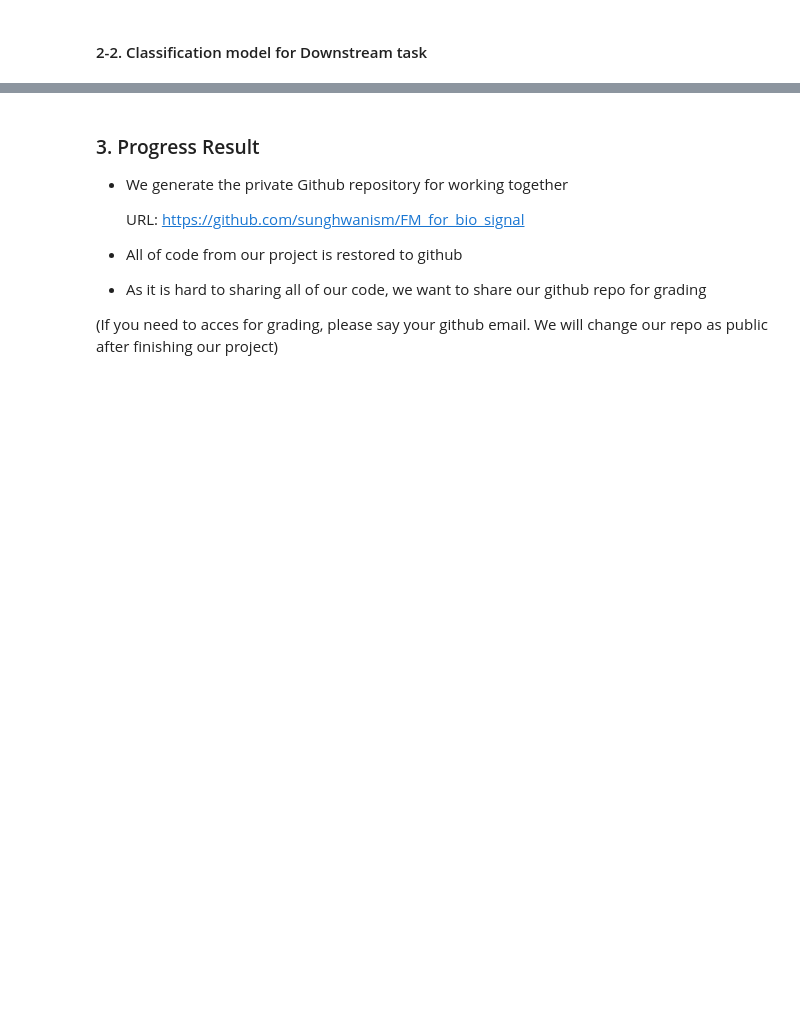
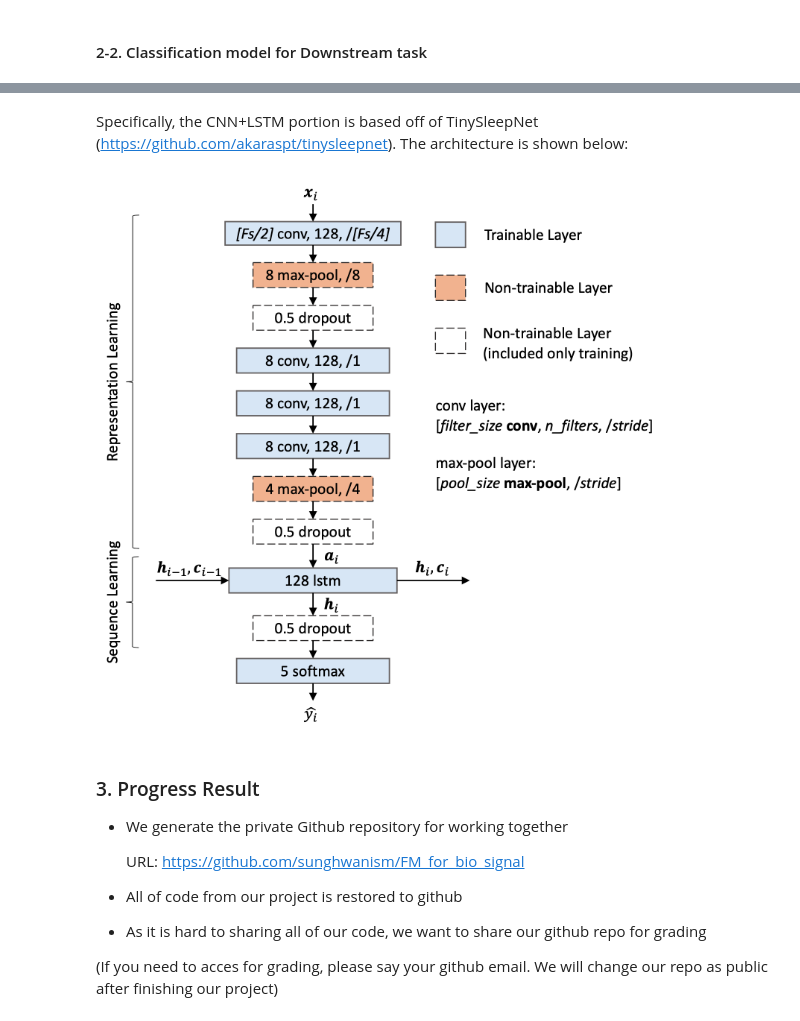
Before and after one commit to sunghwanism/FM_for_bio_signal, a Jupyter notebook: report/merge_Progress_report.ipynb, the cells around one changed output, grey strips where cells are left out. Saved outputs shown, nothing was run; the diff lists cells and outputs as text; code cells hidden in the pictures; blank space fills up the shorter version.

```diff
--- a/report/merge_Progress_report.ipynb
+++ b/report/merge_Progress_report.ipynb
@@ -80,3 +84,9 @@ The FOCAL Framework, proposed in [FOCAL: Contrastive Learning for Multimodal Tim
+# %% [markdown]
+Specifically, the CNN+LSTM portion is based off of TinySleepNet (https://github.com/akaraspt/tinysleepnet). The architecture is shown below:
+# %%
+Image(filename = '../asset/tinysleepnet.png')
+# %% [output]
+[figure, added]
 # %% [markdown]
 ### 3. Progress Result
 - We generate the private Github repository for working together
```
Also changed, not shown: parts of 3 cells of this notebook, 2 other files.
